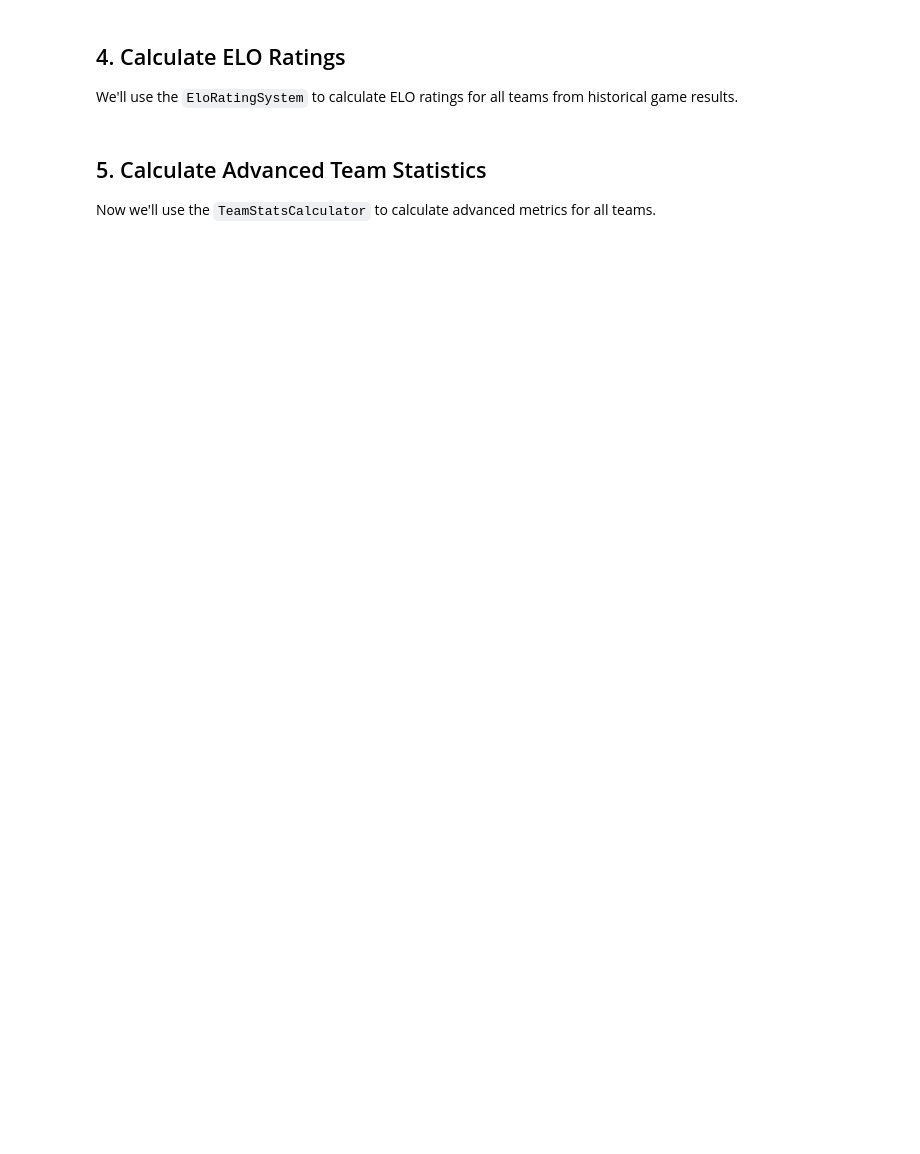
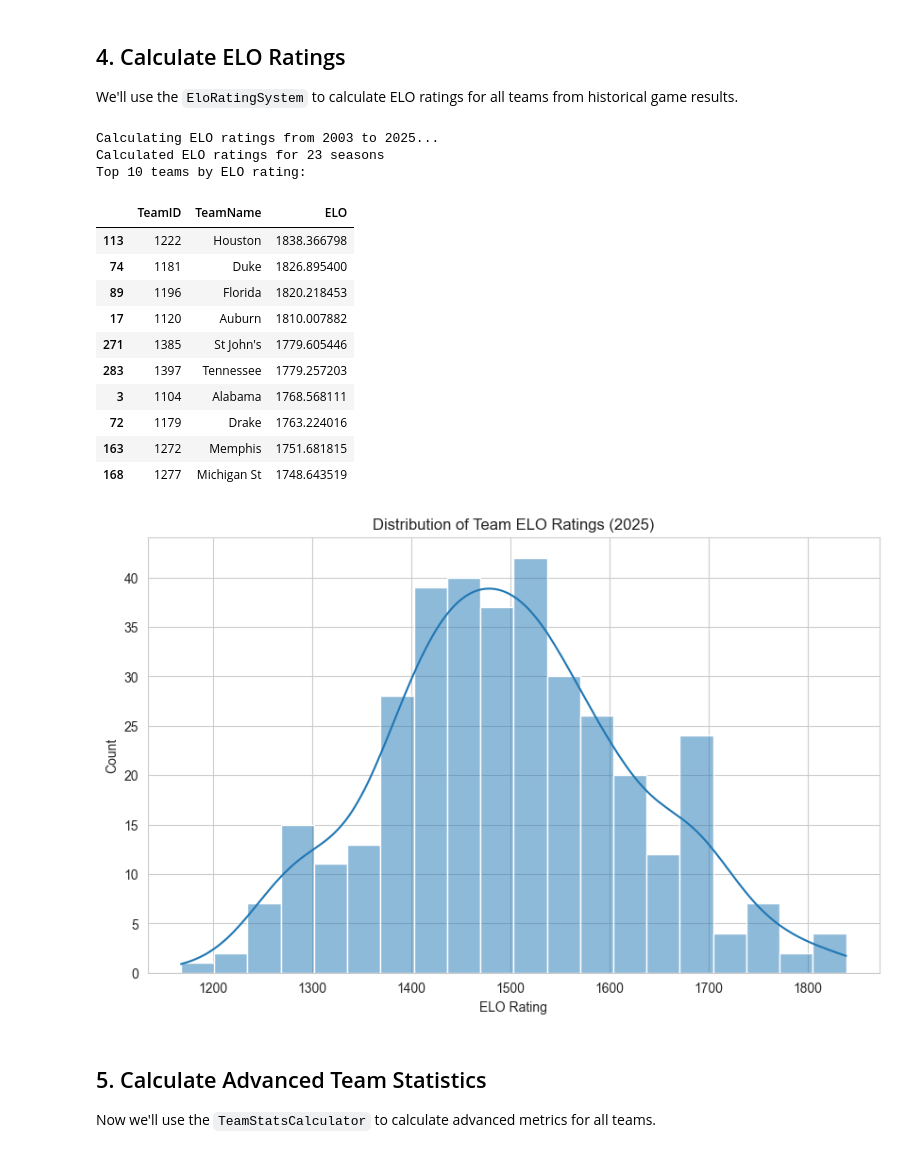
Before and after one commit to akhoch34/march_madness, a Jupyter notebook: src/march_madness_orchestrator.ipynb, the cells around one changed output. Saved outputs shown, nothing was run; the diff lists cells and outputs as text; code cells hidden in the pictures; blank space fills up the shorter version.

```diff
--- a/src/march_madness_orchestrator.ipynb
+++ b/src/march_madness_orchestrator.ipynb
@@ -85,29 +85,45 @@ We'll use the `EloRatingSystem` to calculate ELO ratings for all teams from hist
 # %%
 # Initialize ELO rating system
 elo_system = EloRatingSystem(data_manager)
 
 # Calculate ELO ratings
 elo_ratings = elo_system.calculate_elo_ratings(
     start_year=ELO_START_YEAR,
     k_factor=30,            # How much each game impacts ratings
     home_advantage=100,     # Home court advantage in ELO points
-    carry_over_factor=0.75  # How much rating carries over between seasons
+    carry_over_factor=0.4  # How much rating carries over between seasons
 )
 
 # Get current ELO ratings for the tournament teams
 current_elo = elo_system.get_all_teams_elo(CURRENT_SEASON)
 
 # Display top 10 teams by ELO rating
 print("Top 10 teams by ELO rating:")
 display(current_elo.head(10))
 
 # Visualize ELO distribution
 plt.figure(figsize=(10, 6))
 sns.histplot(current_elo['ELO'], bins=20, kde=True)
 plt.title(f"Distribution of Team ELO Ratings ({CURRENT_SEASON})")
 plt.xlabel("ELO Rating")
 plt.ylabel("Count")
 plt.show()
+# %% [output]
+Calculating ELO ratings from 2003 to 2025...
+Calculated ELO ratings for 23 seasons
+Top 10 teams by ELO rating:
+|  | TeamID | TeamName | ELO |
+| 113 | 1222 | Houston | 1838.366798 |
+| 74 | 1181 | Duke | 1826.895400 |
+| 89 | 1196 | Florida | 1820.218453 |
+| 17 | 1120 | Auburn | 1810.007882 |
+| 271 | 1385 | St John's | 1779.605446 |
+| 283 | 1397 | Tennessee | 1779.257203 |
+| 3 | 1104 | Alabama | 1768.568111 |
+| 72 | 1179 | Drake | 1763.224016 |
+| 163 | 1272 | Memphis | 1751.681815 |
+| 168 | 1277 | Michigan St | 1748.643519 |
+[figure, added]
 # %% [markdown]
 ## 5. Calculate Advanced Team Statistics
 
```
Also changed, not shown: parts of 7 cells of this notebook, 3 other files.
